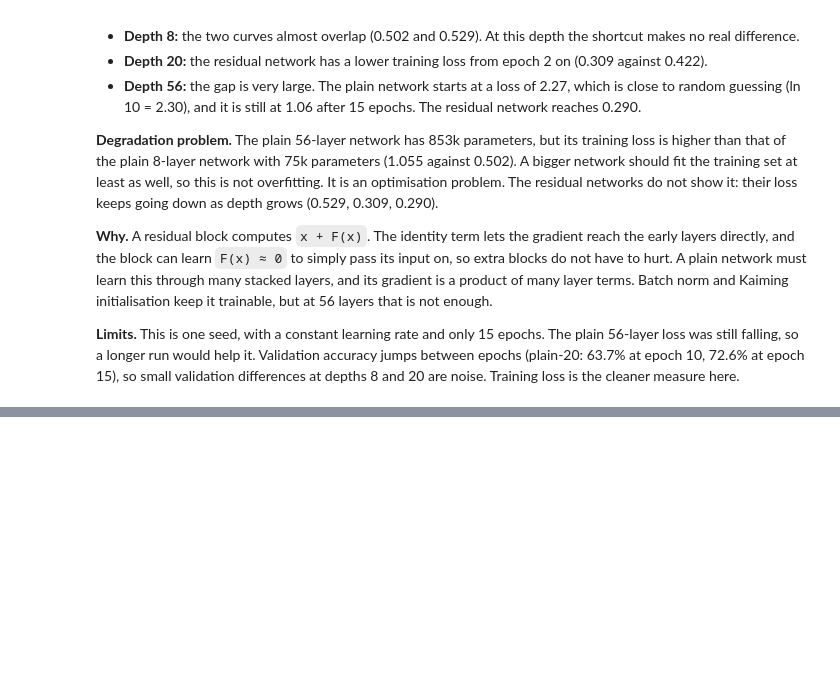
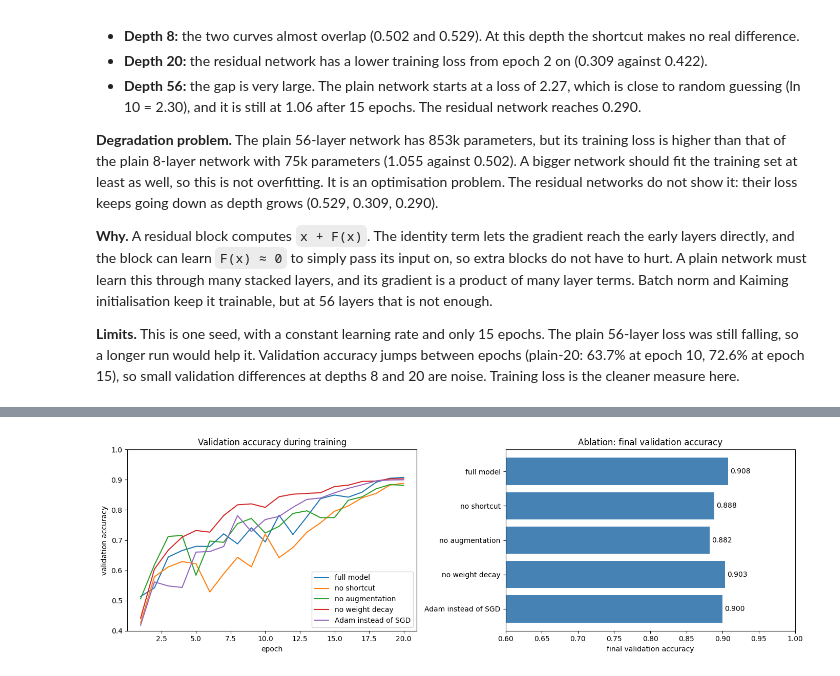
Before and after one commit to john-praveen/EN4554-Assignment-2, a Jupyter notebook: EN4554_A2_CNN.ipynb, the cells around one changed output, grey strips where cells are left out. Drawn from its saved outputs; the diff is of its cells as text; code cells hidden in the pictures; blank space fills up the shorter version.

```diff
--- a/EN4554_A2_CNN.ipynb
+++ b/EN4554_A2_CNN.ipynb
@@ -1002,0 +1091,18 @@ depth    family  final train loss  final val acc
+# %%
+tuning_lrs = [0.05, 0.1, 0.2]
+tuning_models = {}
+tuning_histories = {}
+
+for lr in tuning_lrs:
+    print(f'peak lr = {lr}')
+    tuning_models[lr], tuning_histories[lr] = train_best(max_lr=lr)
+
+best_lr = None
+best_acc = 0
+for lr in tuning_lrs:
+    acc = tuning_histories[lr]['val_acc'][-1]
+    print(f'peak lr {lr:<5}  final train loss {tuning_histories[lr]["train_loss"][-1]:.3f}   final val acc {acc:.4f}')
+    if acc > best_acc:
+        best_acc = acc
+        best_lr = lr
+print(f'Best peak learning rate: {best_lr}  (val acc {best_acc:.4f})')
@@ -1002,0 +1183,26 @@ depth    family  final train loss  final val acc
+# %%
+fig, ax = plt.subplots(1, 2, figsize=(14, 4.5))
+for name in ablation_histories:
+    accs = ablation_histories[name]['val_acc']
+    ax[0].plot(range(1, len(accs) + 1), accs, label=name)
+ax[0].set_xlabel('epoch')
+ax[0].set_ylabel('validation accuracy')
+ax[0].set_title('Validation accuracy during training')
+ax[0].set_ylim(0.4, 1.0)
+ax[0].legend(loc='lower right')
+
+names = list(ablation_histories)
+finals = []
+for name in names:
+    finals.append(ablation_histories[name]['val_acc'][-1])
+ax[1].barh(names, finals, color='steelblue')
+ax[1].set_xlim(0.6, 1.0)
+ax[1].set_xlabel('final validation accuracy')
+ax[1].set_title('Ablation: final validation accuracy')
+ax[1].invert_yaxis()
+for i, value in enumerate(finals):
+    ax[1].text(value + 0.003, i, f'{value:.3f}', va='center')
+plt.tight_layout()
+plt.show()
+# %% [output]
+[figure, added]
```
Also changed, not shown: parts of 10 cells of this notebook.
